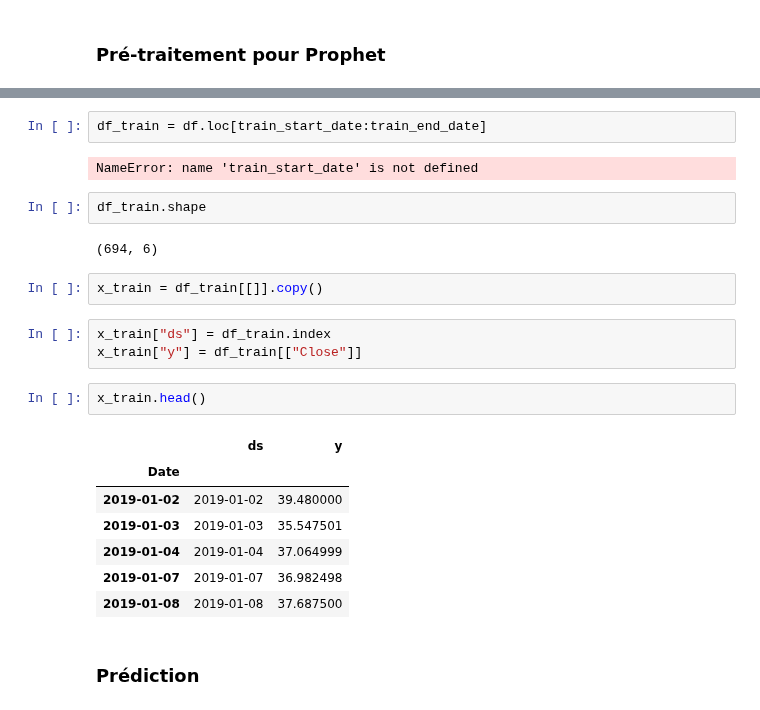
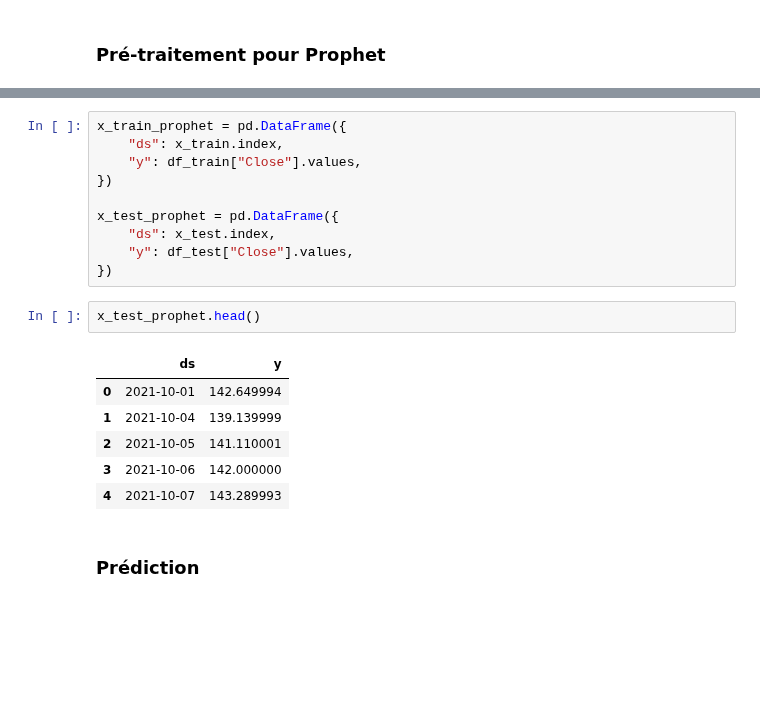
Before and after one commit to Ab2nour/stock-analysis, a Jupyter notebook: notebooks/prediction.ipynb, the cells around one changed output, grey strips where cells are left out. Saved outputs shown, nothing was run; the diff lists cells and outputs as text; blank space fills up the shorter version.

```diff
--- a/notebooks/prediction.ipynb
+++ b/notebooks/prediction.ipynb
@@ -387,26 +385,22 @@ df = original_data
-# %%
-df_train = df.loc[train_start_date:train_end_date]
-# %% [output]
-NameError: name 'train_start_date' is not defined
-# %%
-df_train.shape
-# %% [output]
-(694, 6)
-# %%
-x_train = df_train[[]].copy()
-# %%
-x_train["ds"] = df_train.index
-x_train["y"] = df_train[["Close"]]
+# %%
+x_train_prophet = pd.DataFrame({
+    "ds": x_train.index,
+    "y": df_train["Close"].values,
+})
+
+x_test_prophet = pd.DataFrame({
+    "ds": x_test.index,
+    "y": df_test["Close"].values,
+})
 # %%
-x_train.head()
+x_test_prophet.head()
 # %% [output]
 |  | ds | y |
-| Date |  |  |
-| 2019-01-02 | 2019-01-02 | 39.480000 |
-| 2019-01-03 | 2019-01-03 | 35.547501 |
-| 2019-01-04 | 2019-01-04 | 37.064999 |
-| 2019-01-07 | 2019-01-07 | 36.982498 |
-| 2019-01-08 | 2019-01-08 | 37.687500 |
+| 0 | 2021-10-01 | 142.649994 |
+| 1 | 2021-10-04 | 139.139999 |
+| 2 | 2021-10-05 | 141.110001 |
+| 3 | 2021-10-06 | 142.000000 |
+| 4 | 2021-10-07 | 143.289993 |
 # %% [markdown]
 ### Prédiction
 # %% [markdown]
```
Also changed, not shown: parts of 15 cells of this notebook.
